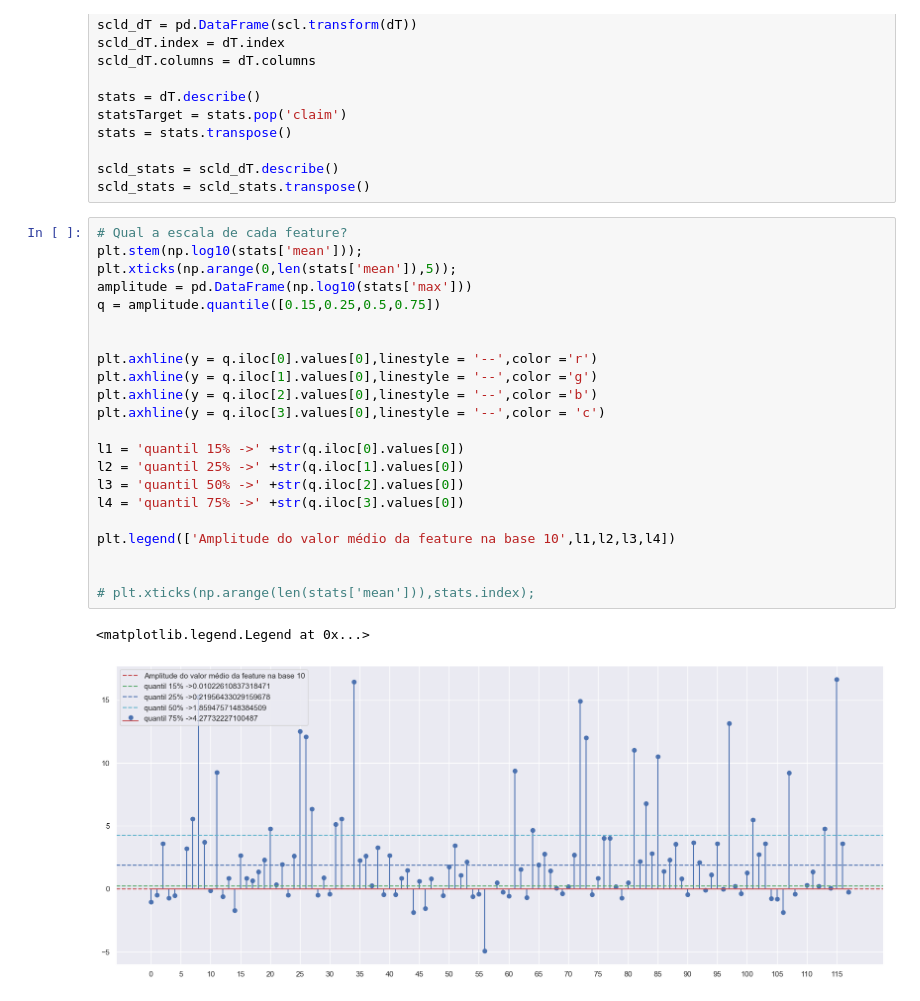
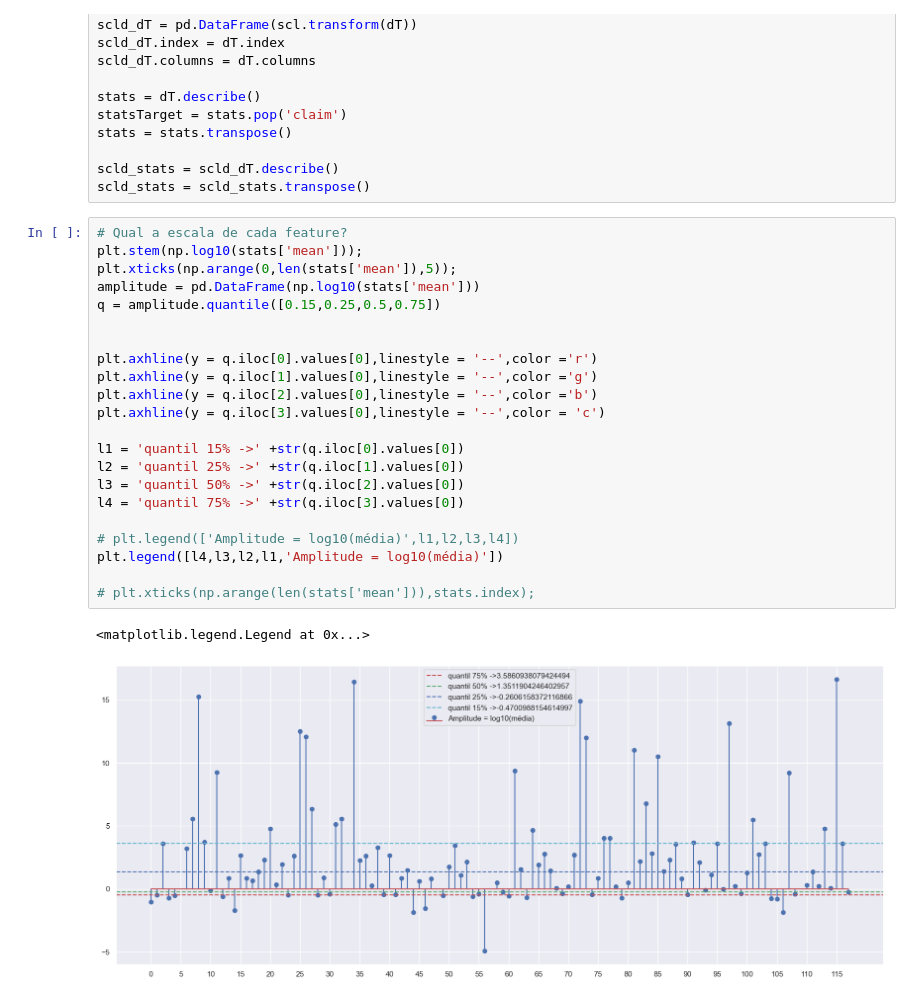
Before and after one commit to Alexandre-Caldeira/tps_09_21, a Jupyter notebook: only_stats.ipynb, the cells around one changed output. Cells and saved outputs as stored; diff of their text form.

```diff
--- a/only_stats.ipynb
+++ b/only_stats.ipynb
@@ -37,28 +37,28 @@ scld_stats = scld_stats.transpose()
 # %%
 # Qual a escala de cada feature?
 plt.stem(np.log10(stats['mean']));
 plt.xticks(np.arange(0,len(stats['mean']),5));
-amplitude = pd.DataFrame(np.log10(stats['max']))
+amplitude = pd.DataFrame(np.log10(stats['mean']))
 q = amplitude.quantile([0.15,0.25,0.5,0.75])
 
 
 plt.axhline(y = q.iloc[0].values[0],linestyle = '--',color ='r')
 plt.axhline(y = q.iloc[1].values[0],linestyle = '--',color ='g')
 plt.axhline(y = q.iloc[2].values[0],linestyle = '--',color ='b')
 plt.axhline(y = q.iloc[3].values[0],linestyle = '--',color = 'c')
 
 l1 = 'quantil 15% ->' +str(q.iloc[0].values[0])
 l2 = 'quantil 25% ->' +str(q.iloc[1].values[0])
 l3 = 'quantil 50% ->' +str(q.iloc[2].values[0])
 l4 = 'quantil 75% ->' +str(q.iloc[3].values[0])
 
-plt.legend(['Amplitude do valor médio da feature na base 10',l1,l2,l3,l4])
-
+# plt.legend(['Amplitude = log10(média)',l1,l2,l3,l4])
+plt.legend([l4,l3,l2,l1,'Amplitude = log10(média)'])
 
 # plt.xticks(np.arange(len(stats['mean'])),stats.index);
 # %% [output]
 <matplotlib.legend.Legend at 0x...>
-[figure, old version]
+[figure, new version]
 # %%
 # Qual a escala do desvio padrão de cada feature?
 plt.stem(np.log10(stats['std']));
```
Also changed, not shown: parts of 18 cells of this notebook.
